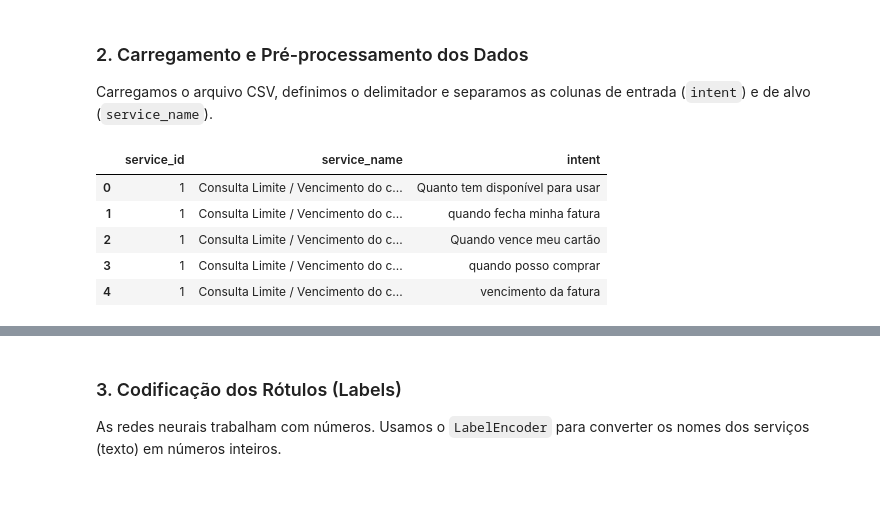
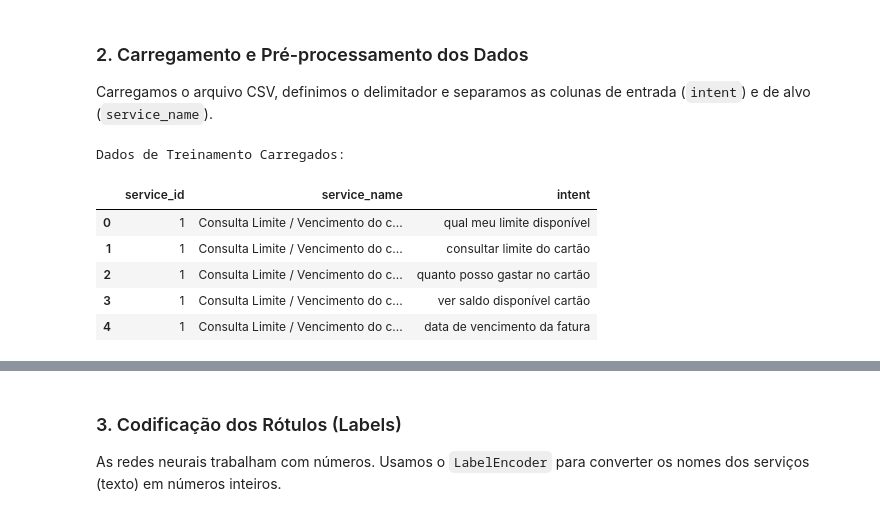
Before and after one commit to gandarez/credsystem-hackathon-2025-10-25, a Jupyter notebook: participantes/bandidos-do-byte/training/model2.ipynb, the cells around one changed output, grey strips where cells are left out. Cells and saved outputs as stored; diff of their text form; code cells hidden in the pictures.

```diff
--- a/participantes/bandidos-do-byte/training/model2.ipynb
+++ b/participantes/bandidos-do-byte/training/model2.ipynb
@@ -24,25 +24,27 @@ from sklearn.preprocessing import LabelEncoder
 Carregamos o arquivo CSV, definimos o delimitador e separamos as colunas de entrada (`intent`) e de alvo (`service_name`).
 # %%
 # O caminho para o CSV de TREINAMENTO é relativo à localização deste notebook
-csv_path_train = '../../../assets/intents_generated.csv'
+# csv_path_train = '../../../assets/intents_generated.csv'
+csv_path_train = 'intents_generated.csv'
 
 df_train = pd.read_csv(csv_path_train, delimiter=';')
 
 # Remover linhas com valores ausentes
 df_train.dropna(subset=['intent', 'service_name'], inplace=True)
 
 # Definir textos (X) e rótulos (y) para o treino
 intents_train = df_train['intent'].values
 service_names_train = df_train['service_name'].values
 
 print("Dados de Treinamento Carregados:")
 df_train.head()
 # %% [output]
+Dados de Treinamento Carregados:
 |  | service_id | service_name | intent |
-| 0 | 1 | Consulta Limite / Vencimento do c... | Quanto tem disponível para usar |
-| 1 | 1 | Consulta Limite / Vencimento do c... | quando fecha minha fatura |
-| 2 | 1 | Consulta Limite / Vencimento do c... | Quando vence meu cartão |
-| 3 | 1 | Consulta Limite / Vencimento do c... | quando posso comprar |
-| 4 | 1 | Consulta Limite / Vencimento do c... | vencimento da fatura |
+| 0 | 1 | Consulta Limite / Vencimento do c... | qual meu limite disponível |
+| 1 | 1 | Consulta Limite / Vencimento do c... | consultar limite do cartão |
+| 2 | 1 | Consulta Limite / Vencimento do c... | quanto posso gastar no cartão |
+| 3 | 1 | Consulta Limite / Vencimento do c... | ver saldo disponível cartão |
+| 4 | 1 | Consulta Limite / Vencimento do c... | data de vencimento da fatura |
 # %%
 # O caminho para o CSV de AVALIAÇÃO é relativo à localização deste notebook
```
Also changed, not shown: parts of 8 cells of this notebook, 2 other files.
